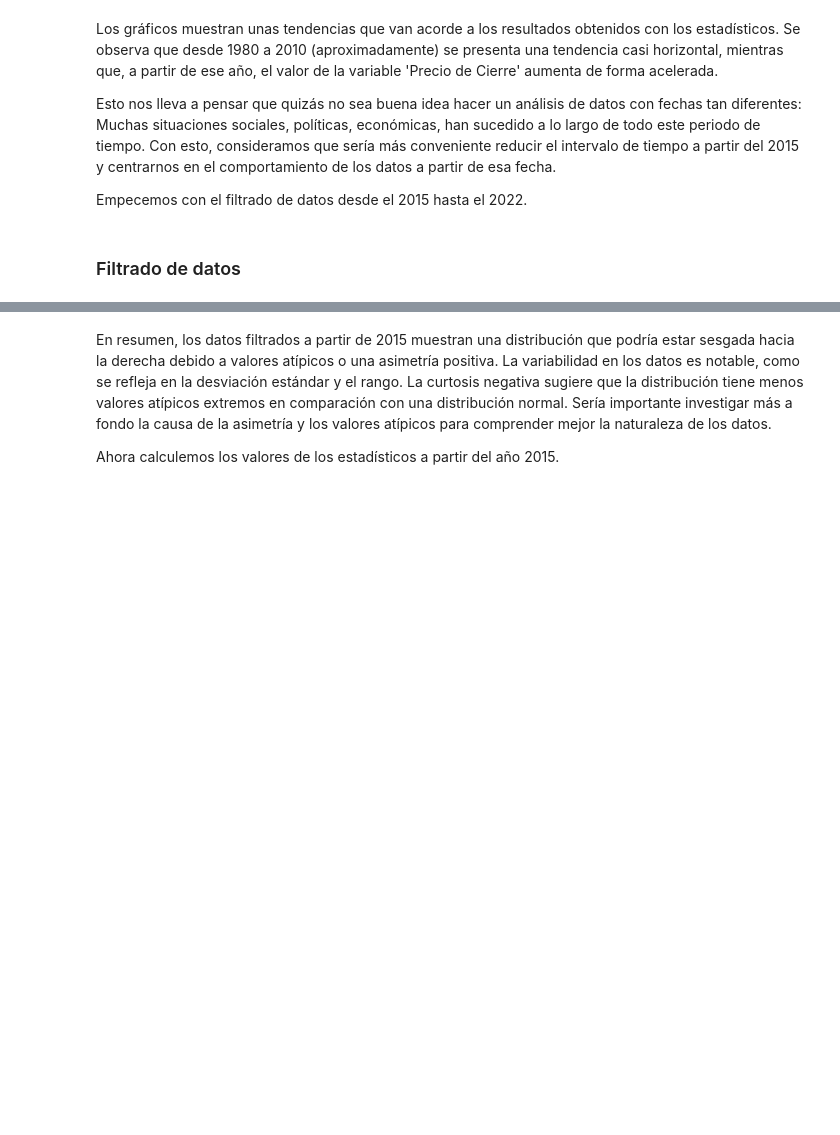
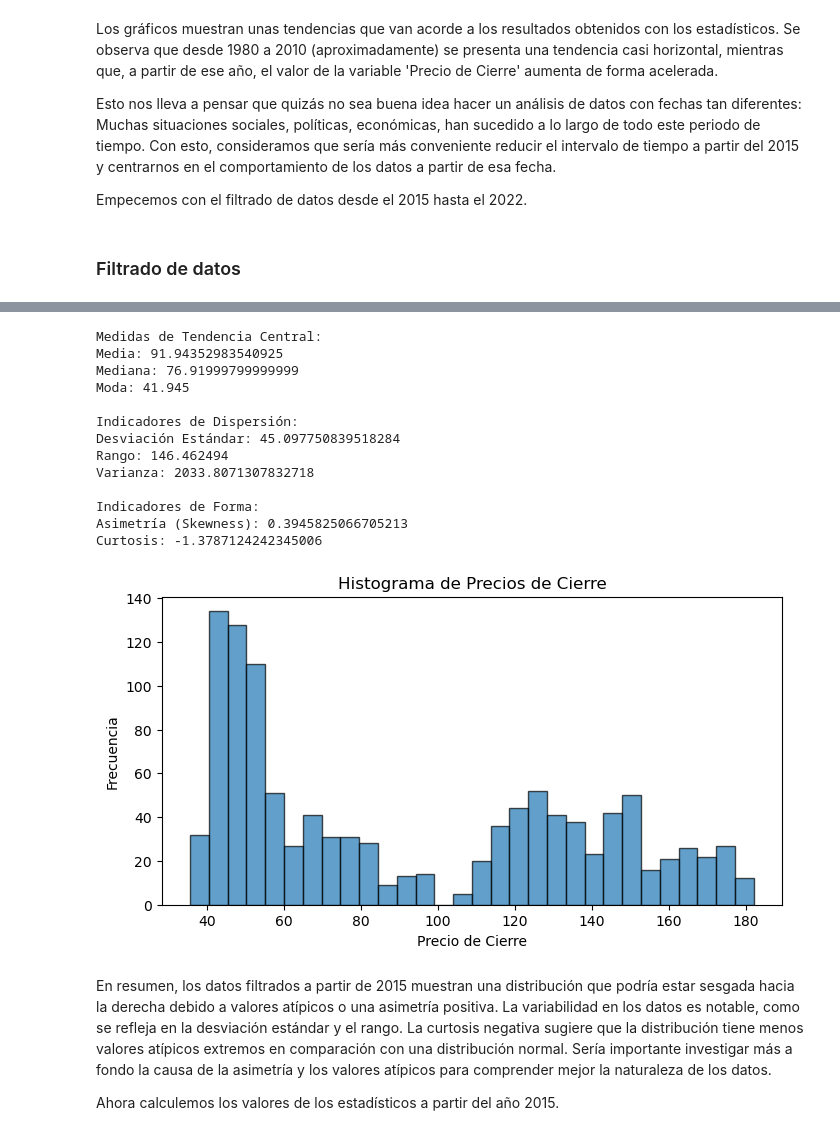
Before and after one commit to carlosalvarezh/Analitica_Datos, a Jupyter notebook: Ejercicio01_AAPL.ipynb, the cells around one changed output, grey strips where cells are left out. Saved outputs shown, nothing was run; the diff lists cells and outputs as text; code cells hidden in the pictures; blank space fills up the shorter version.

```diff
--- a/Ejercicio01_AAPL.ipynb
+++ b/Ejercicio01_AAPL.ipynb
@@ -232,34 +362,49 @@ mode_close = data_filtered['Close'].mode()[0]
 # Resultados del análisis
 print("Medidas de Tendencia Central:")
 print(f"Media: {mean_close}")
 print(f"Mediana: {median_close}")
 print(f"Moda: {mode_close}")
 
 # Calcular indicadores de dispersión
 std_close = np.std(data_filtered['Close'])
 range_close = np.max(data_filtered['Close']) - np.min(data_filtered['Close'])
 variance_close = np.var(data_filtered['Close'])
 
 print("\nIndicadores de Dispersión:")
 print(f"Desviación Estándar: {std_close}")
 print(f"Rango: {range_close}")
 print(f"Varianza: {variance_close}")
 
 # Calcular indicadores de forma
 skewness_close = data_filtered['Close'].skew()
 kurtosis_close = data_filtered['Close'].kurtosis()
 
 print("\nIndicadores de Forma:")
 print(f"Asimetría (Skewness): {skewness_close}")
 print(f"Curtosis: {kurtosis_close}")
 
 # Visualización de un histograma
-plt.figure(figsize=(10, 6))
+plt.figure(figsize=(8, 4))
 plt.hist(data_filtered['Close'], bins=30, edgecolor='black', alpha=0.7)
 plt.title('Histograma de Precios de Cierre')
 plt.xlabel('Precio de Cierre')
 plt.ylabel('Frecuencia')
 plt.show()
+# %% [output]
+Medidas de Tendencia Central:
+Media: 91.94352983540925
+Mediana: 76.91999799999999
+Moda: 41.945
+
+Indicadores de Dispersión:
+Desviación Estándar: 45.097750839518284
+Rango: 146.462494
+Varianza: 2033.8071307832718
+
+Indicadores de Forma:
+Asimetría (Skewness): 0.3945825066705213
+Curtosis: -1.3787124242345006
+[figure, added]
 # %% [markdown]
 En resumen, los datos filtrados a partir de 2015 muestran una distribución que podría estar sesgada hacia la derecha debido a valores atípicos o una asimetría positiva. La variabilidad en los datos es notable, como se refleja en la desviación estándar y el rango. La curtosis negativa sugiere que la distribución tiene menos valores atípicos extremos en comparación con una distribución normal. Sería importante investigar más a fondo la causa de la asimetría y los valores atípicos para comprender mejor la naturaleza de los datos.
 
```
Also changed, not shown: parts of 31 cells of this notebook, 3 other files.
